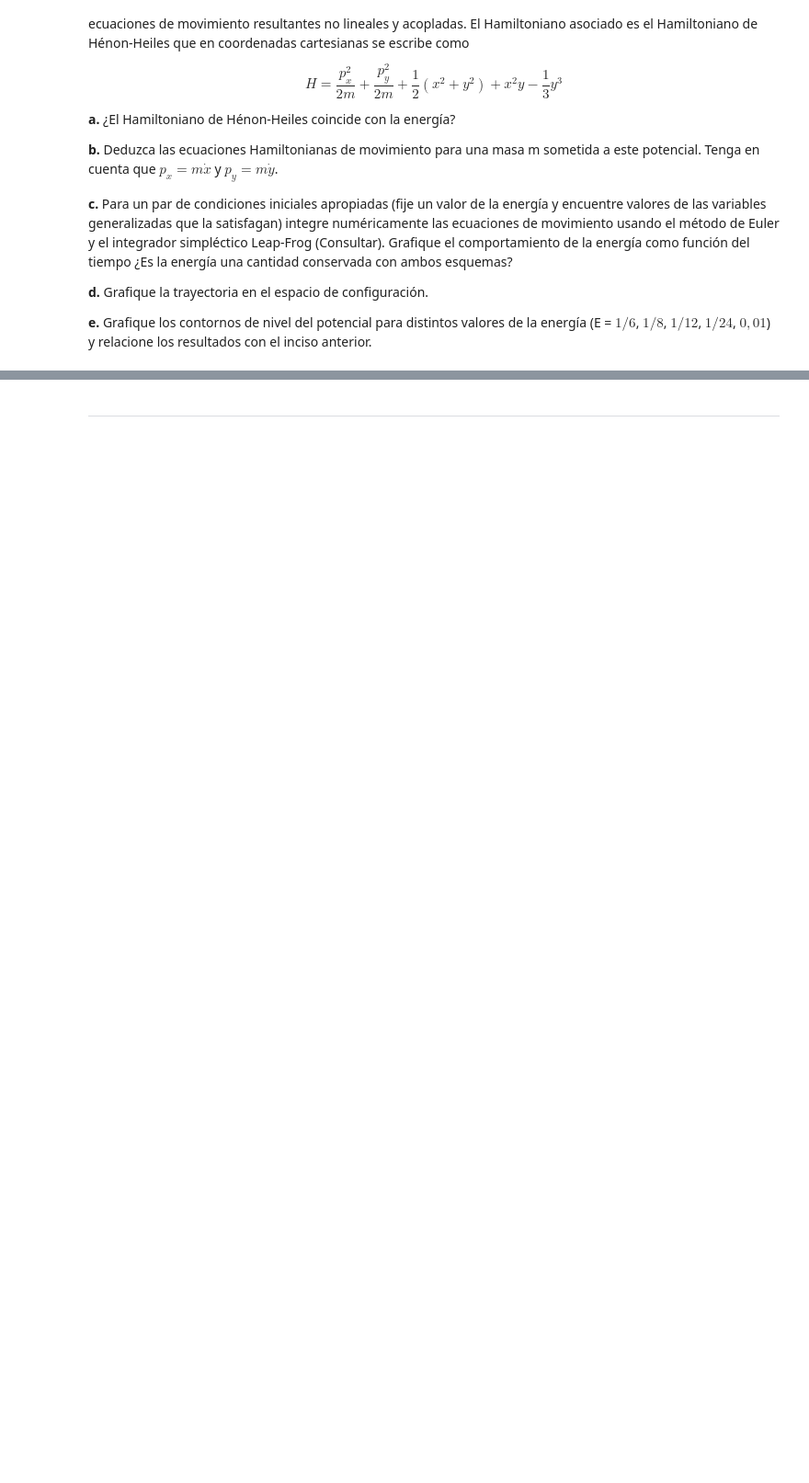
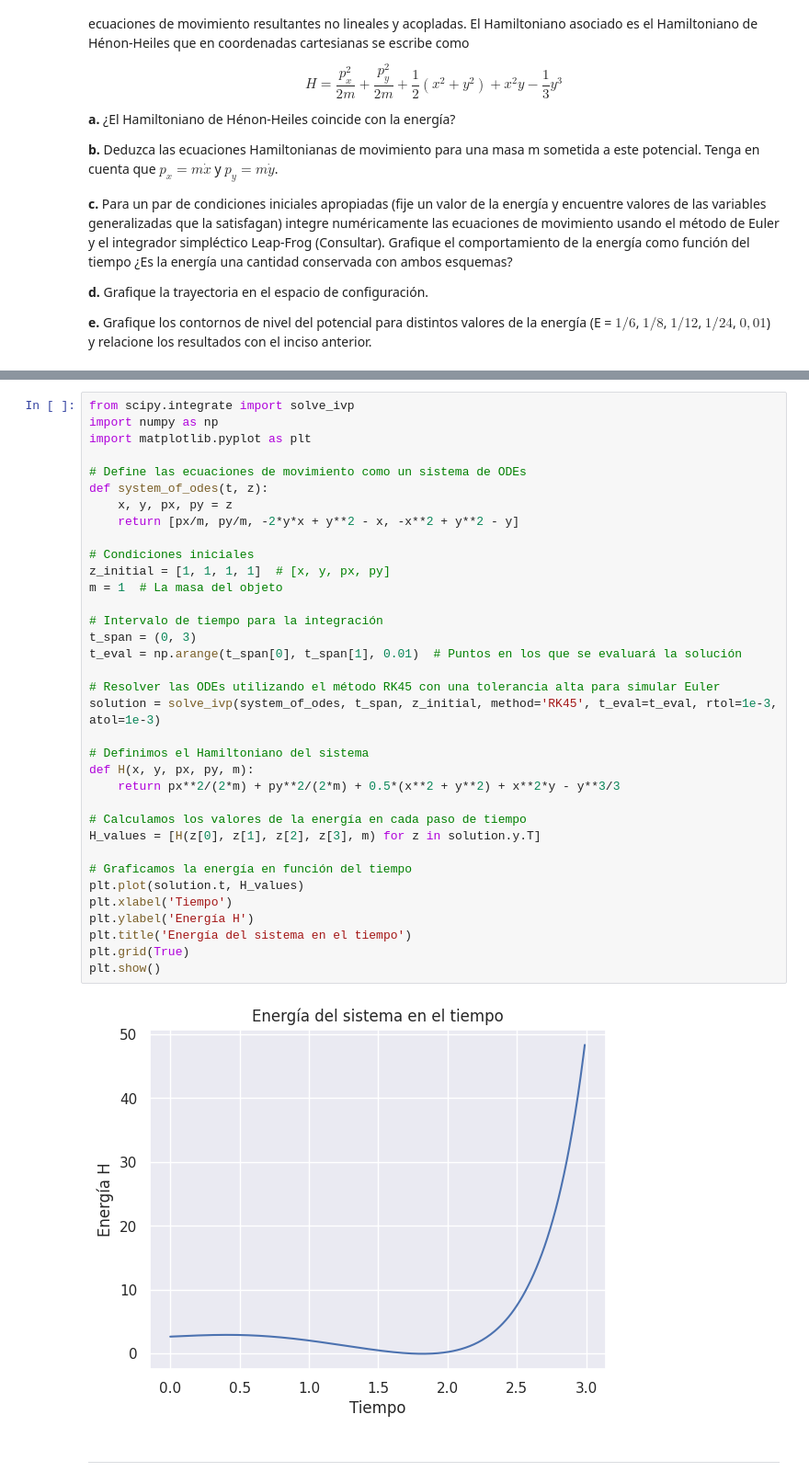
Before and after one commit to andromedalactea/celestial_mechanics, a Jupyter notebook: scripts/Problem sets/PS4_FormalismoLagrangiano.ipynb, the cells around one changed output, grey strips where cells are left out. Shown at 92% size. Saved outputs shown, nothing was run; the diff lists cells and outputs as text; blank space fills up the shorter version.

```diff
--- a/scripts/Problem sets/PS4_FormalismoLagrangiano.ipynb
+++ b/scripts/Problem sets/PS4_FormalismoLagrangiano.ipynb
@@ -424,3 +619,40 @@ $\displaystyle l m \left(- a \sin{\left(\phi{\left(t \right)} - \theta{\left(t \
+# %%
+from scipy.integrate import solve_ivp
+import numpy as np
+import matplotlib.pyplot as plt
+
+# Define las ecuaciones de movimiento como un sistema de ODEs
+def system_of_odes(t, z):
+    x, y, px, py = z
+    return [px/m, py/m, -2*y*x + y**2 - x, -x**2 + y**2 - y]
+
+# Condiciones iniciales
+z_initial = [1, 1, 1, 1]  # [x, y, px, py]
+m = 1  # La masa del objeto
+
+# Intervalo de tiempo para la integración
+t_span = (0, 3)
+t_eval = np.arange(t_span[0], t_span[1], 0.01)  # Puntos en los que se evaluará la solución
+
+# Resolver las ODEs utilizando el método RK45 con una tolerancia alta para simular Euler
+solution = solve_ivp(system_of_odes, t_span, z_initial, method='RK45', t_eval=t_eval, rtol=1e-3, atol=1e-3)
+
+# Definimos el Hamiltoniano del sistema
+def H(x, y, px, py, m):
+    return px**2/(2*m) + py**2/(2*m) + 0.5*(x**2 + y**2) + x**2*y - y**3/3
+
+# Calculamos los valores de la energía en cada paso de tiempo
+H_values = [H(z[0], z[1], z[2], z[3], m) for z in solution.y.T]
+
+# Graficamos la energía en función del tiempo
+plt.plot(solution.t, H_values)
+plt.xlabel('Tiempo')
+plt.ylabel('Energía H')
+plt.title('Energía del sistema en el tiempo')
+plt.grid(True)
+plt.show()
+# %% [output]
+[figure, added]
 # %% [markdown]
 ---
 # %% [markdown]
```
Also changed, not shown: parts of 14 cells of this notebook, 1 other file.
